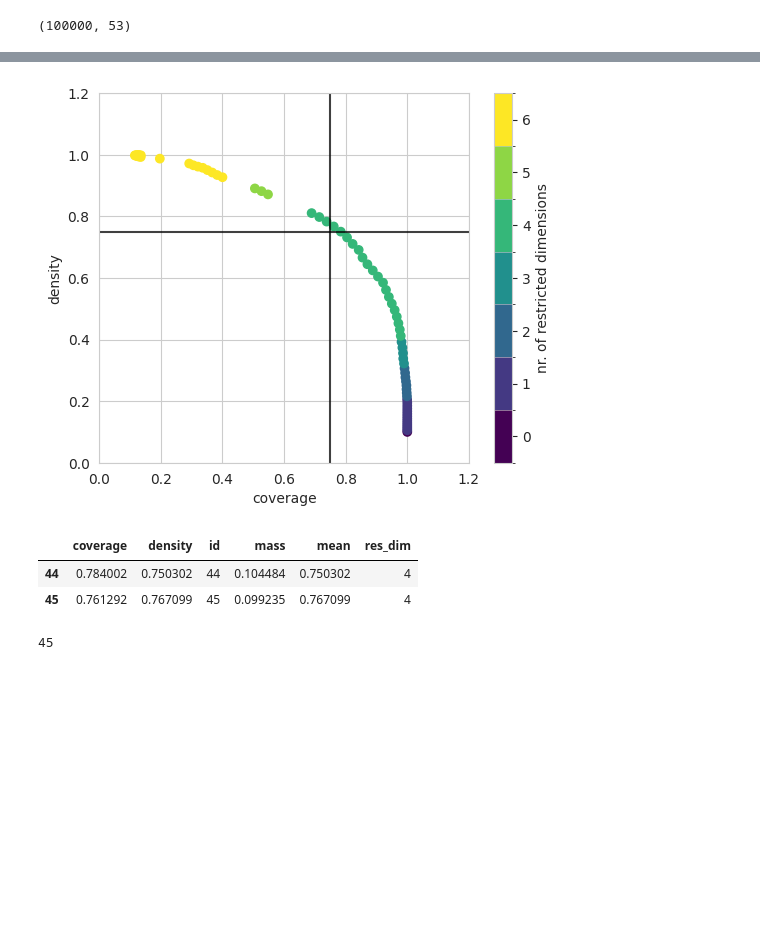
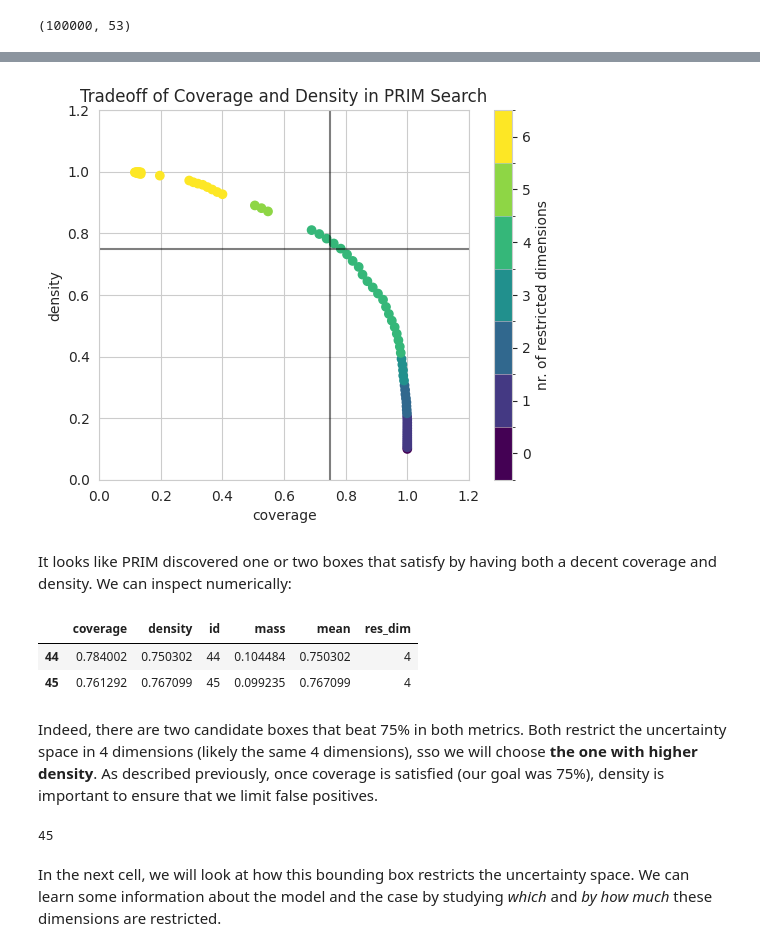
Before and after one commit to ghsher/epa1361_group15, a Jupyter notebook: final assignment/Scenario_Discovery.ipynb, the cells around one changed output, grey strips where cells are left out. Saved outputs shown, nothing was run; the diff lists cells and outputs as text; code cells hidden in the pictures; blank space fills up the shorter version.

```diff
--- a/final assignment/Scenario_Discovery.ipynb
+++ b/final assignment/Scenario_Discovery.ipynb
@@ -23,24 +33,30 @@ experiments.shape
 # %%
-## FILTER OUT CASES W NO DAMAGE TO A.4
+# Drop experiments directly from the DataFrame
 experiments_to_drop = []
 for i, result in enumerate(outcomes['A4_Expected_Annual_Damage']):
     if result == 0:
         experiments_to_drop.append(i)
 
 experiments = experiments.drop(experiments_to_drop)
+
+# Drop outcomes in each outcome array using the indices found from experiments
+# (outcomes and experiments are co-indexed)
 new_outcomes = {}
 for key in outcomes:
     drop_index = 0
     new_outcomes[key] = np.array([])
-    for i in range(len(outcomes[key])):
+    for i, val in enumerate((outcomes[key])):
         if drop_index == len(experiments_to_drop):
+            # There are no more results to drop: stop.
             break
         elif i == experiments_to_drop[drop_index]:
+            # Dropping this value: Advance in drop list _without_ saving value.
             drop_index += 1
         else:
-            new_outcomes[key] = np.append(new_outcomes[key], outcomes[key][i])
+            # Otherwise: write value back to new list.
+            new_outcomes[key] = np.append(new_outcomes[key], val)
 outcomes = new_outcomes
 
-print(len(outcomes['A4_Expected_Annual_Damage']))
+print(f"{len(outcomes['A4_Expected_Annual_Damage'])} cases with damage to A4.")
 results = (experiments, outcomes)
 # %% [output]
@@ -54,3 +72,4 @@ First, we can look at a pair-plotted scatter plot to visualize how our outcomes
 # %%
 outcomes_of_interest = ['A4_Expected_Annual_Damage', 'A4_Expected_Number_of_Deaths',
-                        'Total_Expected_Annual_Damage', 'Total_Expected_Number_of_Deaths',]
+                        'Total_Expected_Annual_Damage', 'Total_Expected_Number_of_Deaths']
+ooi = outcomes_of_interest[0]
@@ -75,2 +102,0 @@ plt.show()
-# %%
-ooi = 'A4_Expected_Annual_Damage'
@@ -151,14 +193,15 @@ box1 = prim_alg.find_box()
 # %%
-sns.set_style('whitegrid')
-
 box1.show_tradeoff()
 
-plt.hlines(y=[0.75], xmin=0, xmax=1.2, colors='k', alpha=0.75)
-plt.vlines(x=[0.75], ymin=0, ymax=1.2, colors='k', alpha=0.75)
-plt.savefig('img/scenario_discovery__prim_trajectory')
+plt.hlines(y=[0.75], xmin=0, xmax=1.2, colors='k', alpha=0.5)
+plt.vlines(x=[0.75], ymin=0, ymax=1.2, colors='k', alpha=0.5)
+plt.title('Tradeoff of Coverage and Density in PRIM Search')
+plt.savefig('img/scenario_discovery__prim_trajectory.png')
 plt.show()
 # %% [output]
-[figure, old version]
+[figure, new version]
+# %% [markdown]
+It looks like PRIM discovered one or two boxes that satisfy by having both a decent coverage and density. We can inspect numerically:
 # %%
 candidates = box1.peeling_trajectory
 candidates = candidates[(candidates.coverage > 0.75)
@@ -168,6 +211,8 @@ candidates
 |  | coverage | density | id | mass | mean | res_dim |
 | 44 | 0.784002 | 0.750302 | 44 | 0.104484 | 0.750302 | 4 |
 | 45 | 0.761292 | 0.767099 | 45 | 0.099235 | 0.767099 | 4 |
+# %% [markdown]
+Indeed, there are two candidate boxes that beat 75% in both metrics. Both restrict the uncertainty space in 4 dimensions (likely the same 4 dimensions), sso we will choose **the one with higher density**. As described previously, once coverage is satisfied (our goal was 75%), density is important to ensure that we limit false positives.
 # %%
 best_box = candidates[candidates.density
                       == candidates.density.max()]
@@ -177,3 +222,5 @@ box1.select(best_box_idx)
 best_box_idx
 # %% [output]
 45
+# %% [markdown]
+In the next cell, we will look at how this bounding box restricts the uncertainty space. We can learn some information about the model and the case by studying _which_ and _by how much_ these dimensions are restricted.
```
Also changed, not shown: parts of 36 cells of this notebook, 10 other files.
